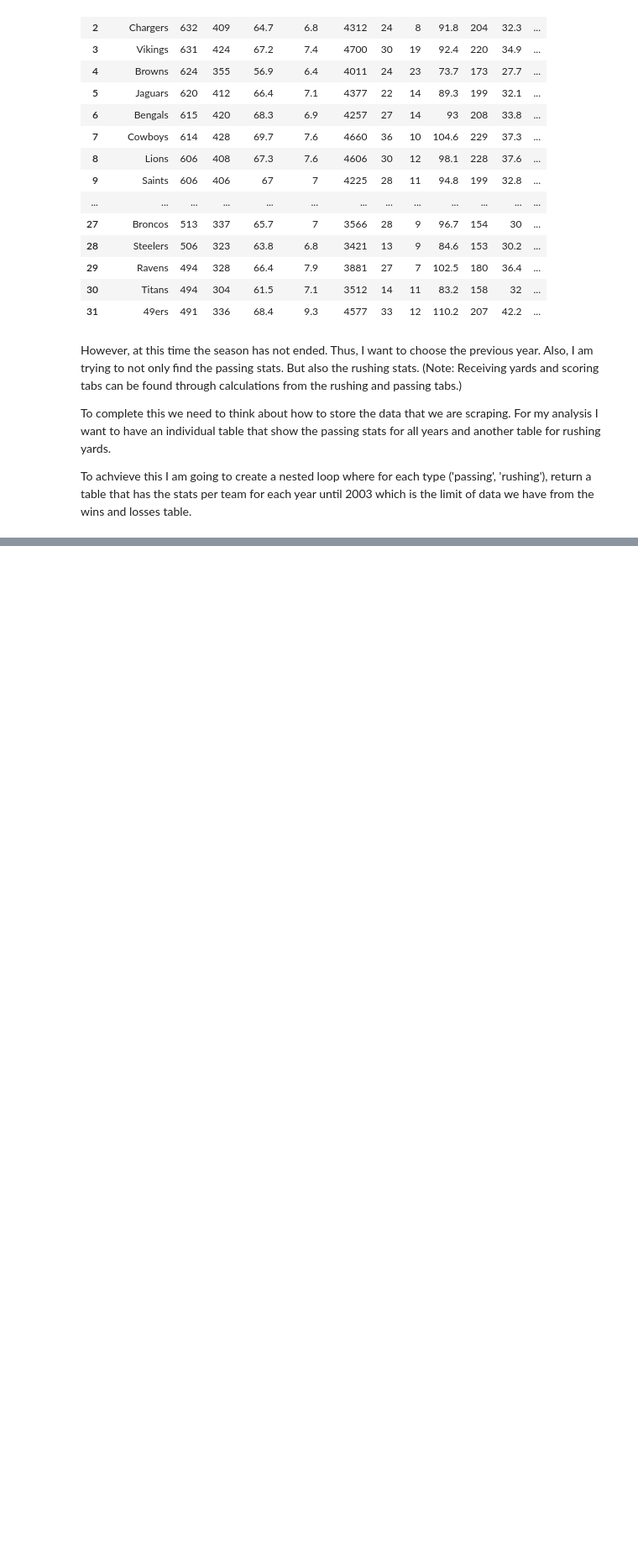
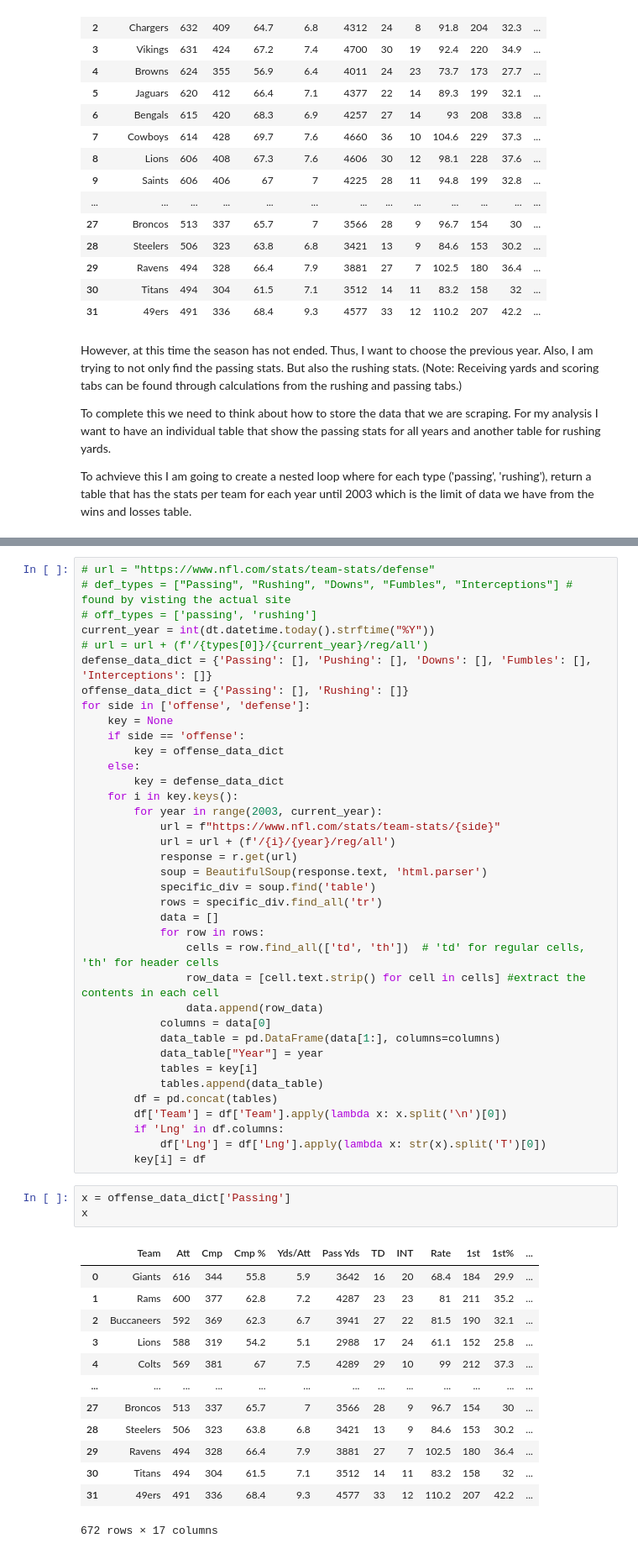
Before and after one commit to rajc90/NFL_TEAM_DATA, a Jupyter notebook: NFL_Data_Scraper.ipynb, the cells around one changed output, grey strips where cells are left out. Shown at 84% size. Cells and saved outputs as stored; diff of their text form; blank space fills up the shorter version.

Commit message:
Combined offense and defense scraper

```diff
--- a/NFL_Data_Scraper.ipynb
+++ b/NFL_Data_Scraper.ipynb
@@ -347,0 +344,54 @@ x[1]
+# %%
+# url = "https://www.nfl.com/stats/team-stats/defense"
+# def_types = ["Passing", "Rushing", "Downs", "Fumbles", "Interceptions"] # found by visting the actual site
+# off_types = ['passing', 'rushing']
+current_year = int(dt.datetime.today().strftime("%Y"))
+# url = url + (f'/{types[0]}/{current_year}/reg/all')
+defense_data_dict = {'Passing': [], 'Pushing': [], 'Downs': [], 'Fumbles': [], 'Interceptions': []}
+offense_data_dict = {'Passing': [], 'Rushing': []}
+for side in ['offense', 'defense']:
+    key = None
+    if side == 'offense':
+        key = offense_data_dict
+    else:
+        key = defense_data_dict
+    for i in key.keys():
+        for year in range(2003, current_year):
+            url = f"https://www.nfl.com/stats/team-stats/{side}"
+            url = url + (f'/{i}/{year}/reg/all')
+            response = r.get(url)
+            soup = BeautifulSoup(response.text, 'html.parser')
+            specific_div = soup.find('table')
+            rows = specific_div.find_all('tr')
+            data = []
+            for row in rows:
+                cells = row.find_all(['td', 'th'])  # 'td' for regular cells, 'th' for header cells
+                row_data = [cell.text.strip() for cell in cells] #extract the contents in each cell
+                data.append(row_data)
+            columns = data[0]
+            data_table = pd.DataFrame(data[1:], columns=columns)
+            data_table["Year"] = year
+            tables = key[i]
+            tables.append(data_table)
+        df = pd.concat(tables)
+        df['Team'] = df['Team'].apply(lambda x: x.split('\n')[0])
+        if 'Lng' in df.columns:
+            df['Lng'] = df['Lng'].apply(lambda x: str(x).split('T')[0])
+        key[i] = df
+# %%
+x = offense_data_dict['Passing']
+x
+# %% [output]
+|  | Team | Att | Cmp | Cmp % | Yds/Att | Pass Yds | TD | INT | Rate | 1st | 1st% | ... |
+| 0 | Giants | 616 | 344 | 55.8 | 5.9 | 3642 | 16 | 20 | 68.4 | 184 | 29.9 | ... |
+| 1 | Rams | 600 | 377 | 62.8 | 7.2 | 4287 | 23 | 23 | 81 | 211 | 35.2 | ... |
+| 2 | Buccaneers | 592 | 369 | 62.3 | 6.7 | 3941 | 27 | 22 | 81.5 | 190 | 32.1 | ... |
+| 3 | Lions | 588 | 319 | 54.2 | 5.1 | 2988 | 17 | 24 | 61.1 | 152 | 25.8 | ... |
+| 4 | Colts | 569 | 381 | 67 | 7.5 | 4289 | 29 | 10 | 99 | 212 | 37.3 | ... |
+| ... | ... | ... | ... | ... | ... | ... | ... | ... | ... | ... | ... | ... |
+| 27 | Broncos | 513 | 337 | 65.7 | 7 | 3566 | 28 | 9 | 96.7 | 154 | 30 | ... |
+| 28 | Steelers | 506 | 323 | 63.8 | 6.8 | 3421 | 13 | 9 | 84.6 | 153 | 30.2 | ... |
+| 29 | Ravens | 494 | 328 | 66.4 | 7.9 | 3881 | 27 | 7 | 102.5 | 180 | 36.4 | ... |
+| 30 | Titans | 494 | 304 | 61.5 | 7.1 | 3512 | 14 | 11 | 83.2 | 158 | 32 | ... |
+| 31 | 49ers | 491 | 336 | 68.4 | 9.3 | 4577 | 33 | 12 | 110.2 | 207 | 42.2 | ... |
+672 rows × 17 columns
```
Also changed, not shown: parts of 6 cells of this notebook.
